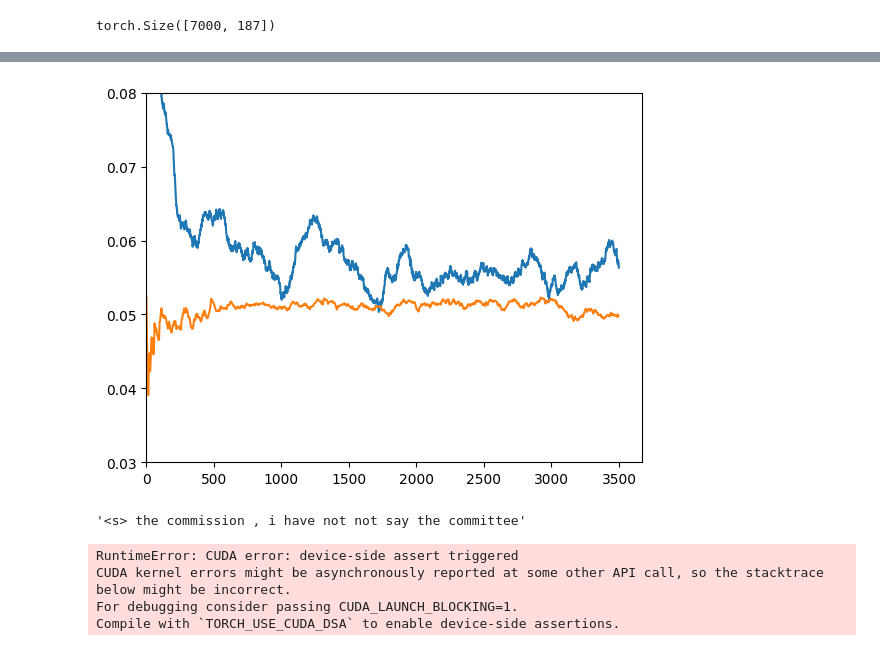
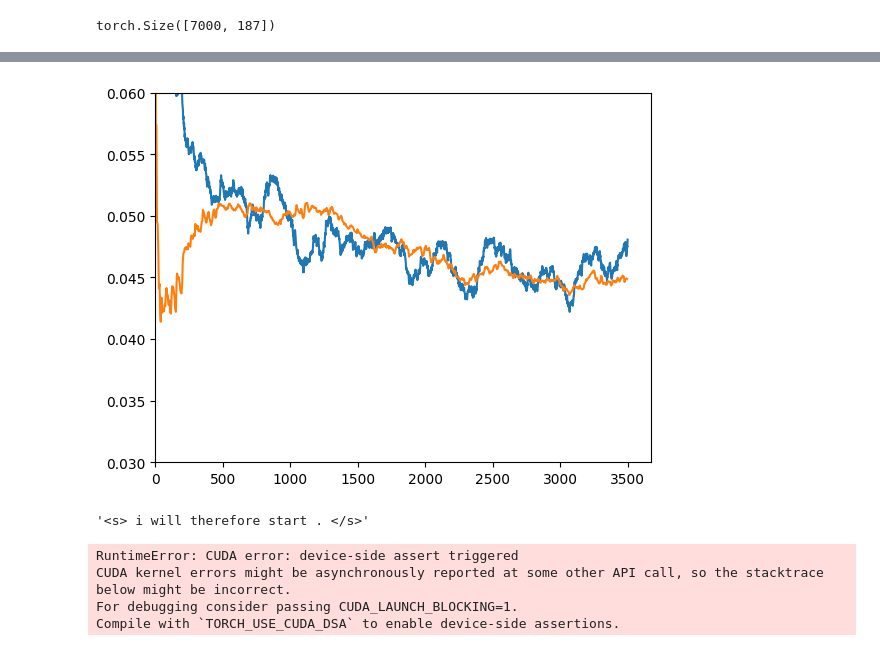
Before and after one commit to KristofferGus/AI-modeling, a Jupyter notebook: project.ipynb, the cells around one changed output, grey strips where cells are left out. Cells and saved outputs as stored; diff of their text form; code cells hidden in the pictures.

```diff
--- a/project.ipynb
+++ b/project.ipynb
@@ -350,12 +340,10 @@ def translate(model ,in_text, in_vocab, out_vocab,
 # %%
 eng_vocab_size = len(eng_vocab)
 swe_vocab_size= len(swe_vocab)
-de_hidden_size = 512
-en_hidden_size = 2048
+hidden_size = 2048
 de_embed_size = 512
 en_embed_size = 512
-de_depth = 2
-en_depth = 2
+depth = 2
 drop_rate = 0.11
 
 lr  = 0.0003
@@ -366,10 +354,8 @@ prob_step = 0.1
 
 
 num_epochs = 4
-wd = 9e-06
+wd = 6e-06
 # %%
-
-
 
 
 force = True
@@ -377,11 +363,13 @@ model_name = "preTrained.pth"
 
 if not os.path.exists(model_name) or force:
     model = NextTokenPredictorEncoded(eng_vocab_size, eng_vocab_size, en_embed_size, de_embed_size,
-                                      en_hidden_size, de_hidden_size, de_depth,
-                                      en_depth, drop_rate).to(device)
+                                      hidden_size, depth, drop_rate).to(device)
     train_loader = DataLoader(TensorDataset(train_eng, train_eng.clone()), batch_size=batch_size, shuffle=True)
     val_loader = DataLoader(TensorDataset(val_eng, val_eng.clone()), batch_size=batch_size, shuffle=True)
     optimizer = torch.optim.Adam(model.parameters(), lr=lr, weight_decay=wd)
+
+
+
     loss_function = nn.CrossEntropyLoss()
     #progress = tqdm(total=num_epochs * (len(train_loader) / batch_size + len(val_loader) / batch_size + 2))
 
@@ -404,16 +392,15 @@ if not os.path.exists(model_name) or force:
 
 
             encoding = model.forward_context(eng_text1)
-            if prob_threahold < random.random():
-                decoding = model.forward(encoding, eng_text2[:,:-1]) #teacherforcing
-            else:
-                decoding = model.forward(encoding, eng_text2[:,:-1],
-                                         False, eng_word2id["</s>"], int(eng_text2[:,1:].shape[1])) #autoregresive
+
+            decoding = model.forward(encoding, eng_text2[:,:-1]) #teacherforcing
+
 
             ground_truth = F.one_hot(eng_text2[:,1:], eng_vocab_size).float()
             flat_preds = decoding.view(-1, decoding.size(-1))
             flat_target = ground_truth.view(-1, ground_truth.size(-1))
             loss = loss_function(flat_preds, flat_target) * batch_size / flat_preds.shape[0]
+
             optimizer.zero_grad()
 
             loss.backward()
@@ -433,9 +420,8 @@ if not os.path.exists(model_name) or force:
                 eng_text2 = eng_text2[:, :first_pad_eng2].to(device)
 
 
-
                 encoding = model.forward_context(eng_text1)
-                decoding = model.forward(encoding, eng_text2[:,:-1]) #should not ptrdict continuations
+                decoding = model.forward(encoding, eng_text2[:,:-1]) #teacherforcing
 
                 ground_truth = F.one_hot(eng_text2[:,1:], eng_vocab_size).float()
                 flat_preds = decoding.view(-1, decoding.size(-1))
@@ -461,19 +445,19 @@ AttributeError: 'float' object has no attribute 'item'
 # %%
 
 plt.plot((range(len(train_losses))), moving_average(train_losses, 200))
 x = [int(a * len(train_losses) / len(val_losses)) for a in range(len(val_losses))]
 plt.plot(x, moving_average(val_losses, 200))
-plt.ylim(0.03, 0.08)
+plt.ylim(0.03, 0.06)
 plt.xlim(0)
 plt.show()
 # %% [output]
-[figure, old version]
+[figure, new version]
 # %%
-translate(model, " president, I would like.", swe_id2word, eng_id2word,
-          swe_word2id["<s>"], swe_word2id["</s>"], eng_word2id["<s>"],  eng_word2id["</s>"],
-          k = 10, max=10)
+translate(model, "the commission has will .", eng_id2word, eng_id2word,
+          eng_word2id["<s>"], eng_word2id["</s>"], eng_word2id["<s>"],  eng_word2id["</s>"],
+          k = 10, max=40)
 # %% [output]
-'<s> the commission , i have not not say the committee'
+'<s> i will therefore start . </s>'
 # %%
 
 curriculum_learning_schegual = [1,2,4,6,10,16,26,100]
```
Also changed, not shown: parts of 7 cells of this notebook.
